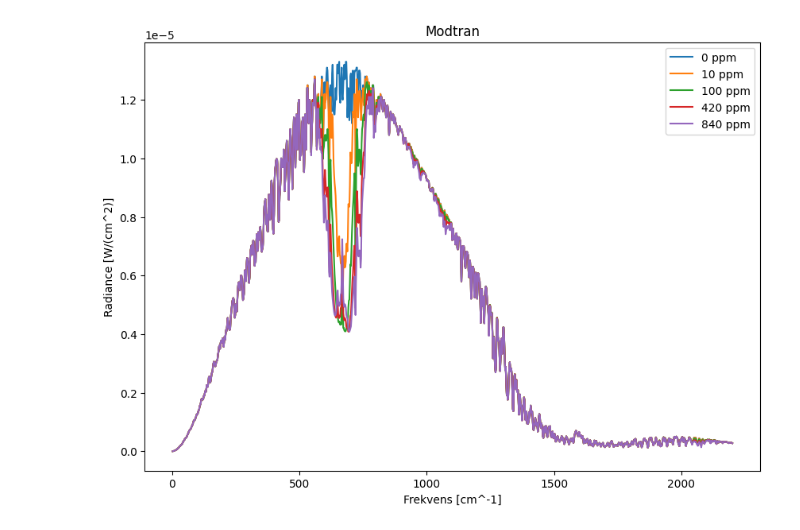
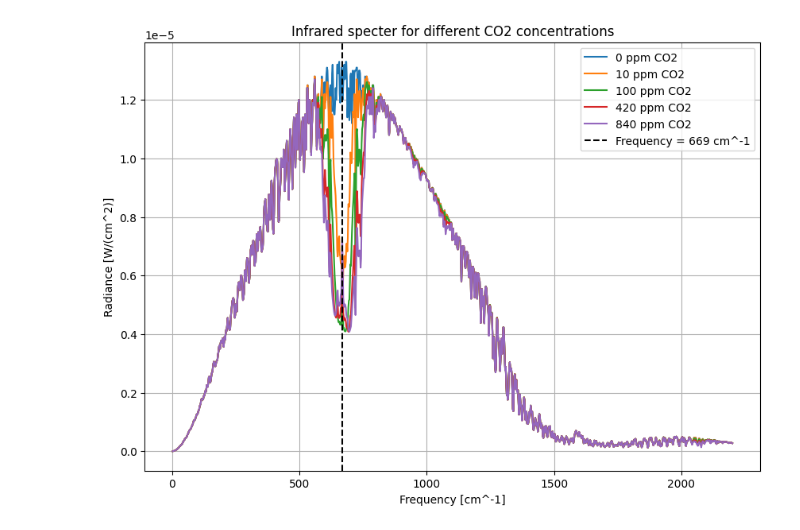
Before and after one commit to SkaugJr/FY3201-AtmFys, a Jupyter notebook: Miniprosjekt2/Miniprosjekt2-2.ipynb, the cells around one changed output. Saved outputs shown, nothing was run; the diff lists cells and outputs as text; code cells hidden in the pictures.

```diff
--- a/Miniprosjekt2/Miniprosjekt2-2.ipynb
+++ b/Miniprosjekt2/Miniprosjekt2-2.ipynb
@@ -40,23 +40,26 @@ def read_file(path: str) -> np.ndarray:
     return np.array(rows)
 # %%
 paths: list[list[str]] = [
-    ['modtran/modtran0.txt', '0 ppm'],
-    ['modtran/modtran10.txt', '10 ppm'],
-    ['modtran/modtran100.txt', '100 ppm'],
-    ['modtran/modtran420.txt', '420 ppm'],
-    ['modtran/modtran840.txt', '840 ppm'],
+    ['modtran/modtran0.txt', '0 ppm CO2'],
+    ['modtran/modtran10.txt', '10 ppm CO2'],
+    ['modtran/modtran100.txt', '100 ppm CO2'],
+    ['modtran/modtran420.txt', '420 ppm CO2'],
+    ['modtran/modtran840.txt', '840 ppm CO2'],
 ]
 
 plt.figure(1, figsize=(10, 7))
 
 for path in paths:
     data: np.ndarray = read_file(path[0])
     plt.plot(data[:, 0], data[:, 8], label=path[1])
+plt.axvline(x=669, color='k', linestyle='--', label='Frequency = 669 cm^-1')
 
-plt.title('Modtran')
-plt.xlabel('Frekvens [cm^-1]')
+
+plt.grid()
+plt.title('Infrared specter for different CO2 concentrations')
+plt.xlabel('Frequency [cm^-1]')
 plt.ylabel('Radiance [W/(cm^2)]')
 plt.legend(loc=1)
 plt.show()
 # %% [output]
-[figure, old version]
+[figure, new version]
```
Also changed, not shown: parts of 1 cell of this notebook.
